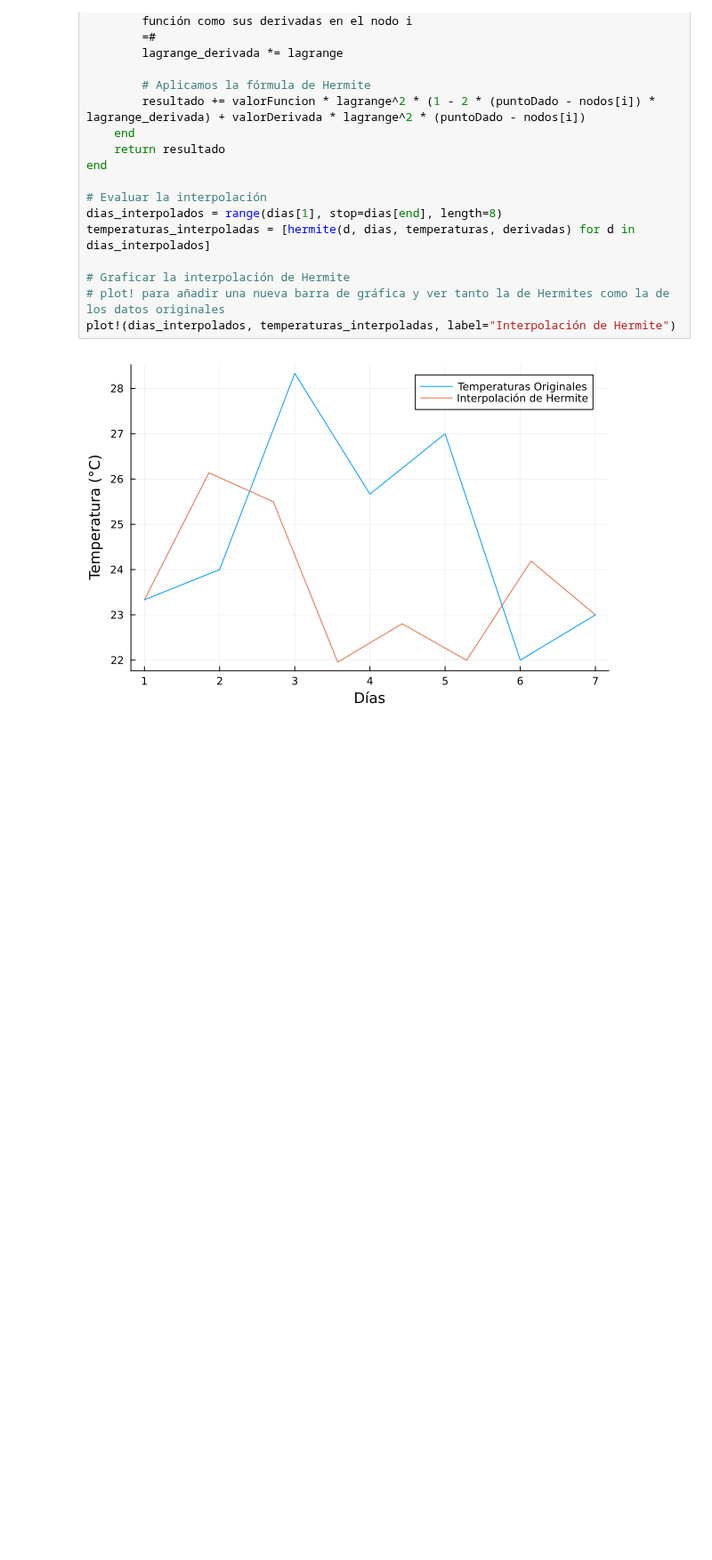
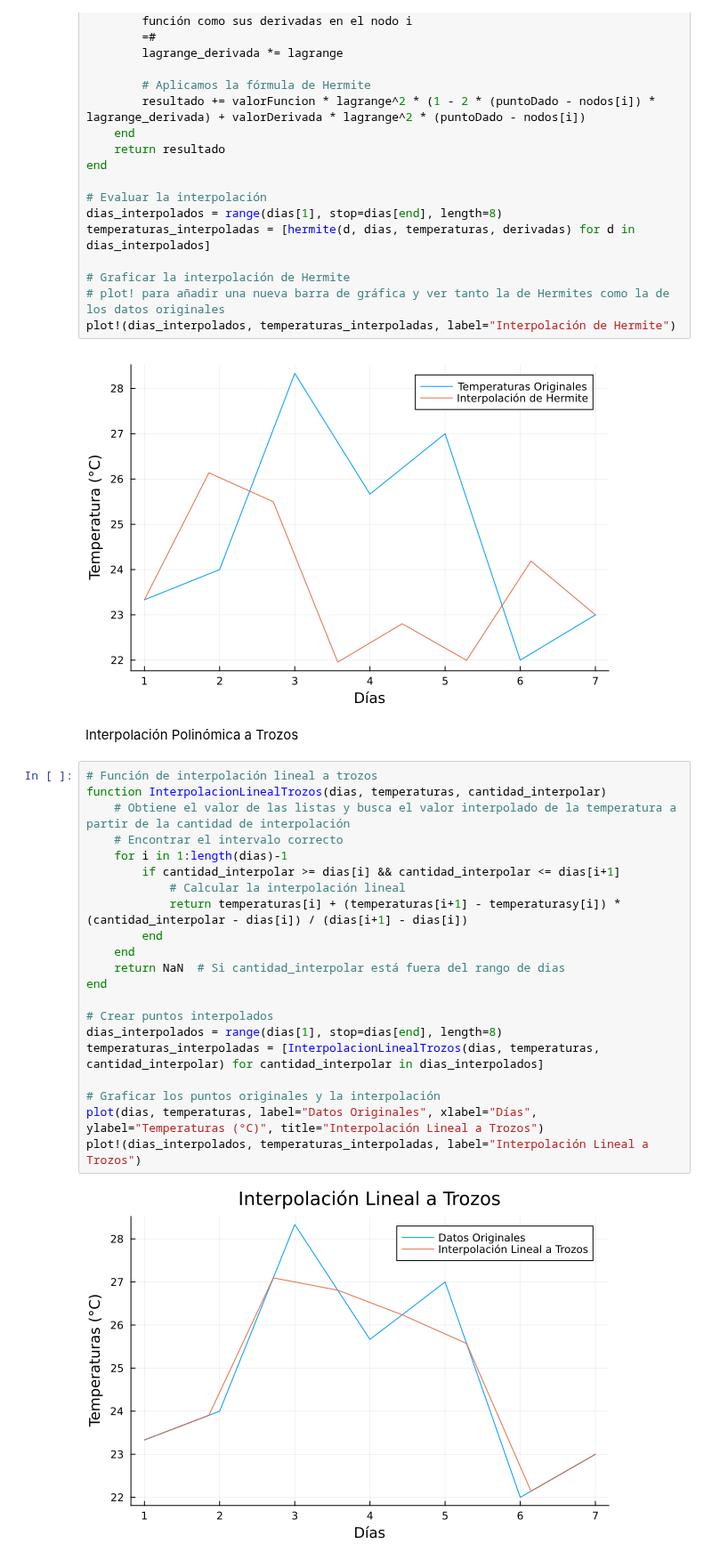
Before and after one commit to sonysarkis/ProyectoCalNum, a Jupyter notebook: Proyectos/proyecto1/proyecto2_cal.ipynb, the cells around one changed output. Shown at 89% size. Cells and saved outputs as stored; diff of their text form; blank space fills up the shorter version.

Commit message:
Interpolacion Polinomica a Trozos added.

```diff
--- a/Proyectos/proyecto1/proyecto2_cal.ipynb
+++ b/Proyectos/proyecto1/proyecto2_cal.ipynb
@@ -230,3 +230,28 @@ temperaturas_interpoladas = [hermite(d, dias, temperaturas, derivadas) for d in
 plot!(dias_interpolados, temperaturas_interpoladas, label="Interpolación de Hermite")
 # %% [output]
 [figure]
+# %% [markdown]
+Interpolación Polinómica a Trozos
+# %%
+# Función de interpolación lineal a trozos
+function InterpolacionLinealTrozos(dias, temperaturas, cantidad_interpolar)
+    # Obtiene el valor de las listas y busca el valor interpolado de la temperatura a partir de la cantidad de interpolación
+    # Encontrar el intervalo correcto
+    for i in 1:length(dias)-1
+        if cantidad_interpolar >= dias[i] && cantidad_interpolar <= dias[i+1]
+            # Calcular la interpolación lineal
+            return temperaturas[i] + (temperaturas[i+1] - temperaturasy[i]) * (cantidad_interpolar - dias[i]) / (dias[i+1] - dias[i])
+        end
+    end
+    return NaN  # Si cantidad_interpolar está fuera del rango de dias
+end
+
+# Crear puntos interpolados
+dias_interpolados = range(dias[1], stop=dias[end], length=8)
+temperaturas_interpoladas = [InterpolacionLinealTrozos(dias, temperaturas, cantidad_interpolar) for cantidad_interpolar in dias_interpolados]
+
+# Graficar los puntos originales y la interpolación
+plot(dias, temperaturas, label="Datos Originales", xlabel="Días", ylabel="Temperaturas (°C)", title="Interpolación Lineal a Trozos")
+plot!(dias_interpolados, temperaturas_interpoladas, label="Interpolación Lineal a Trozos")
+# %% [output]
+[figure, added]
```
